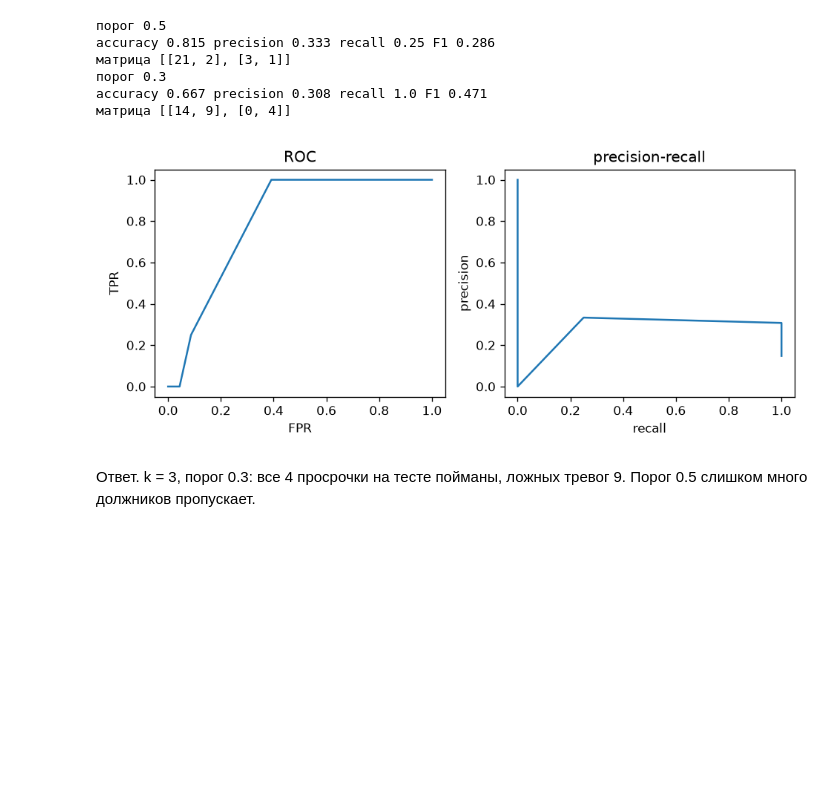
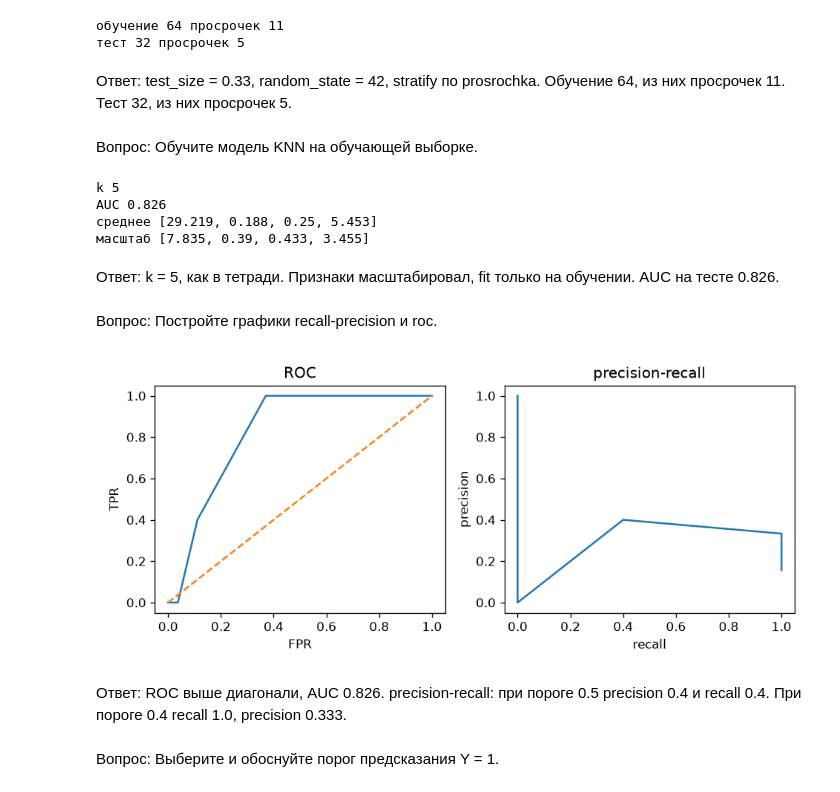
Before and after one commit to ubersk-debug/pg-kruchinin, a Jupyter notebook: дз18/dz18_knn.ipynb, the cells around one changed output. Cells and saved outputs as stored; diff of their text form; code cells hidden in the pictures; blank space fills up the shorter version.

```diff
--- a/дз18/dz18_knn.ipynb
+++ b/дз18/dz18_knn.ipynb
@@ -37,34 +46,61 @@ k 7 AUC 0.592
+# %%
+cols = ['vozrast', 'tema_sovpala', 'zhanr_sovpal', 'skok_brali']
+Xtr, Xte, ytr, yte = train_test_split(df[cols], df['prosrochka'].astype(int), test_size=0.33, random_state=42, stratify=df['prosrochka'])
+print('обучение', len(ytr), 'просрочек', int(ytr.sum()))
+print('тест', len(yte), 'просрочек', int(yte.sum()))
+# %% [output]
+обучение 64 просрочек 11
+тест 32 просрочек 5
+# %% [markdown]
+Ответ:
+test_size = 0.33, random_state = 42, stratify по prosrochka. Обучение 64, из них просрочек 11. Тест 32, из них просрочек 5.
+# %% [markdown]
+Вопрос:
+Обучите модель KNN на обучающей выборке.
+# %%
+scaler = StandardScaler()
+Ztr = scaler.fit_transform(Xtr)
+Zte = scaler.transform(Xte)
+knn = KNeighborsClassifier(n_neighbors=5)
+knn.fit(Ztr, ytr)
+proba = knn.predict_proba(Zte)[:, 1]
+print('k', 5)
+print('AUC', round(roc_auc_score(yte, proba), 3))
+print('среднее', [round(float(v), 3) for v in scaler.mean_])
+print('масштаб', [round(float(v), 3) for v in scaler.scale_])
+# %% [output]
+k 5
+AUC 0.826
+среднее [29.219, 0.188, 0.25, 5.453]
+масштаб [7.835, 0.39, 0.433, 3.455]
+# %% [markdown]
+Ответ:
+k = 5, как в тетради. Признаки масштабировал, fit только на обучении. AUC на тесте 0.826.
+# %% [markdown]
+Вопрос:
+Постройте графики recall-precision и roc.
 # %%
-knn = KNeighborsClassifier(n_neighbors=3)
-knn.fit(Xtr, ytr)
-proba = knn.predict_proba(Xte)[:, 1]
-for t in (0.5, 0.3):
-    pred = (proba >= t).astype(int)
-    print('порог', t)
-    print('accuracy', round(accuracy_score(yte, pred), 3),
-          'precision', round(precision_score(yte, pred, zero_division=0), 3),
-          'recall', round(recall_score(yte, pred, zero_division=0), 3),
-          'F1', round(f1_score(yte, pred, zero_division=0), 3))
-    print('матрица', confusion_matrix(yte, pred).tolist())
 fpr, tpr, _ = roc_curve(yte, proba)
 prec, rec, _ = precision_recall_curve(yte, proba)
 fig, axes = plt.subplots(1, 2, figsize=(8, 3.5))
 axes[0].plot(fpr, tpr)
+axes[0].plot([0, 1], [0, 1], linestyle='--')
 axes[0].set_xlabel('FPR')
 axes[0].set_ylabel('TPR')
 axes[0].set_title('ROC')
 axes[1].plot(rec, prec)
 axes[1].set_xlabel('recall')
 axes[1].set_ylabel('precision')
 axes[1].set_title('precision-recall')
+plt.tight_layout()
+plt.savefig('dz18_grafiki.png', dpi=120)
 plt.show()
 # %% [output]
-порог 0.5
-accuracy 0.815 precision 0.333 recall 0.25 F1 0.286
-матрица [[21, 2], [3, 1]]
-порог 0.3
-accuracy 0.667 precision 0.308 recall 1.0 F1 0.471
-матрица [[14, 9], [0, 4]]
-[figure, old version]
+[figure, new version]
-# %% [markdown]
-Ответ. k = 3, порог 0.3: все 4 просрочки на тесте пойманы, ложных тревог 9. Порог 0.5 слишком много должников пропускает.
+# %% [markdown]
+Ответ:
+ROC выше диагонали, AUC 0.826.
+precision-recall: при пороге 0.5 precision 0.4 и recall 0.4. При пороге 0.4 recall 1.0, precision 0.333.
+# %% [markdown]
+Вопрос:
+Выберите и обоснуйте порог предсказания Y = 1.
```
Also changed, not shown: parts of 26 cells of this notebook, 5 other files.
